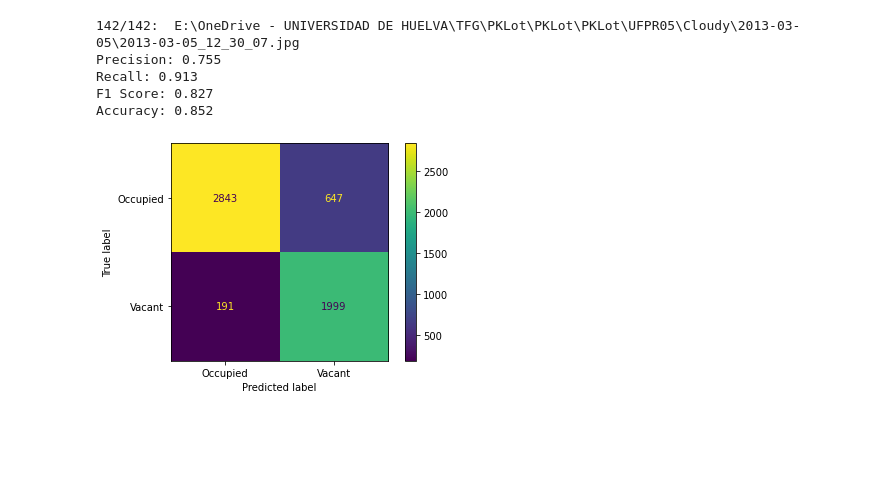
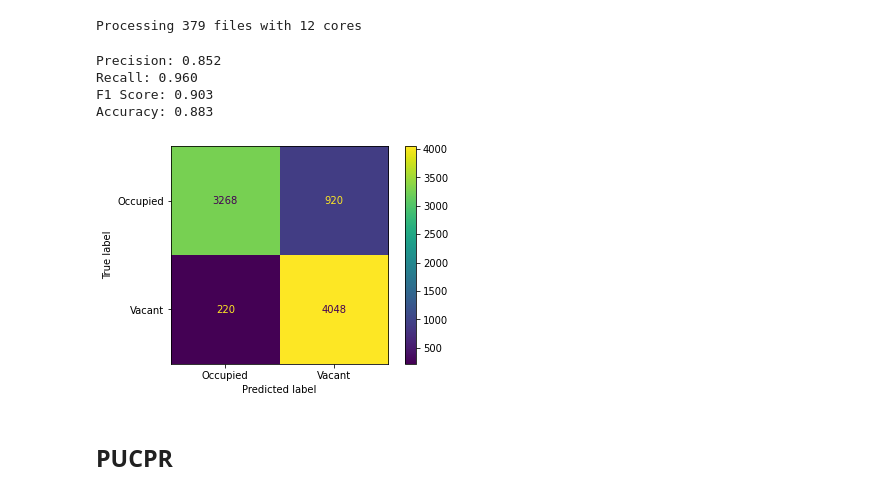
Before and after one commit to VisionPark/VisionParkDetect, a Jupyter notebook: detectorParams.ipynb, the cells around one changed output. Saved outputs shown, nothing was run; the diff lists cells and outputs as text; code cells hidden in the pictures; blank space fills up the shorter version.

```diff
--- a/detectorParams.ipynb
+++ b/detectorParams.ipynb
@@ -371,17 +47,28 @@ cv.destroyAllWindows()
+# %%
+gaussianBlurKernel = (5,5)  # Tamaño kernel suavizado gaussiano
+gaussianBlurSigma = 0
+at_blockSize = 29           # Tamaño vecindad umbral adaptativo
+at_C = 10                    # Constante a sustraer en el umbral adaptativo
+median_k = 3                # Tamaño kernel filtro mediana
+bw_size = 25                # Umbral Eliminar objetos pequeños
+params = DetectionParams(gaussianBlurKernel, gaussianBlurSigma, cv.ADAPTIVE_THRESH_GAUSSIAN_C, at_blockSize, at_C, median_k, bw_size) # UFPR04
+
+confusion_matrix, real, predicted = process_batch(selected_files, params, 0.26)
+show_confusion_matrix(confusion_matrix, real, predicted)
+# %% [output]
+Processing 379 files with 12 cores
+Precision: 0.852
+Recall: 0.960
+F1 Score: 0.903
+Accuracy: 0.883
+[figure, added]
+# %% [markdown]
+## PUCPR
 # %%
 from ipynb.fs.full.ParkingSpaceDetector import *
 import random
 import glob
 
-path = 'E:\\OneDrive - UNIVERSIDAD DE HUELVA\TFG\PKLot\PKLot\PKLot\\UFPR05\\Cloudy'
+path = 'E:\\Documents\\PKLot\\PKLot\\PKLot\\PKLot\\PUCPR'
 files = glob.glob(path+ '/**/*.jpg', recursive=True)            # Get all images in path
 selected_files = random.choices(files, k=int(len(files)/10))    # Select n random images from dataset
-params = DetectionParams((5,5), 0, cv.ADAPTIVE_THRESH_GAUSSIAN_C, 33, 9, 3, 20) # UPR05
-detect_batch(selected_files, params,k=0.26, showImshow=False)
-# %% [output]
-142/142:  E:\OneDrive - UNIVERSIDAD DE HUELVA\TFG\PKLot\PKLot\PKLot\UFPR05\Cloudy\2013-03-05\2013-03-05_12_30_07.jpg
-Precision: 0.755
-Recall: 0.913
-F1 Score: 0.827
-Accuracy: 0.852
-[figure, removed]
```
Also changed, not shown: parts of 25 cells of this notebook, 3 other files.
